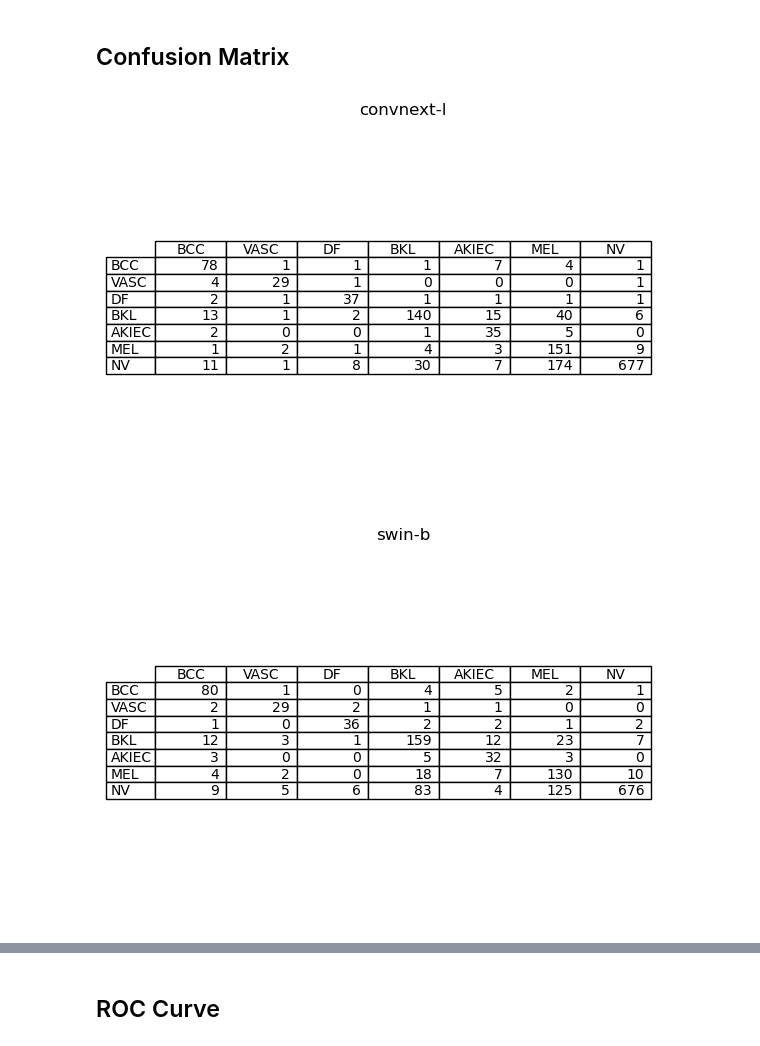
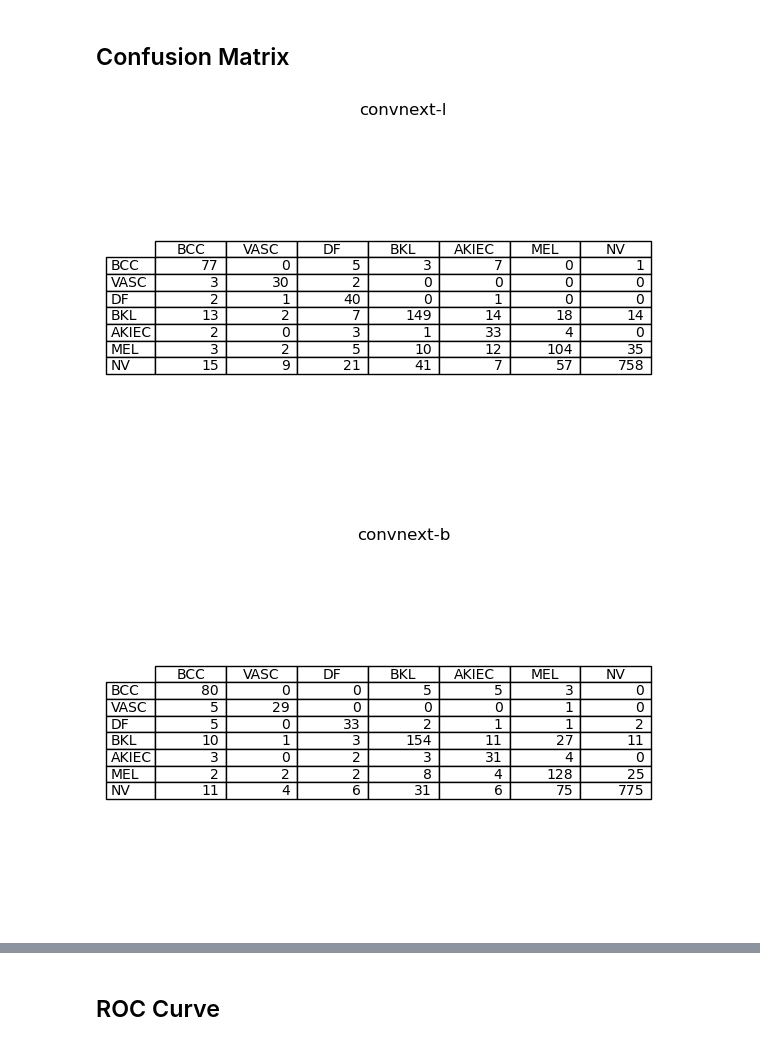
Before and after one commit to b4wolf/Stat405Final, a Jupyter notebook: analysis.ipynb, the cells around one changed output, grey strips where cells are left out. Cells and saved outputs as stored; diff of their text form; code cells hidden in the pictures.

Commit message:
Updated result from 6 model ensembled

```diff
--- a/analysis.ipynb
+++ b/analysis.ipynb
@@ -16,27 +16,28 @@ idx_class_map = {
 # %% [markdown]
 ## Confusion Matrix
 # %%
-with open("result_2.json", "r") as infile:
+with open("result_6.json", "r") as infile:
     result_dict = json.load(infile)
 
-
+import seaborn as sn
 for model in result_dict:
     # Data for the table
     cm = np.array(result_dict[model]['confusion_matrix'])
 
     # Column and row labels
     columns = ['BCC', 'VASC', 'DF', 'BKL', 'AKIEC', 'MEL', 'NV']
     rows = ['BCC', 'VASC', 'DF', 'BKL', 'AKIEC', 'MEL', 'NV']
 
     # Create the table plot
     fig, ax = plt.subplots()
     ax.axis('tight')
     ax.axis('off')
     ax.table(cellText=cm, colLabels=columns, rowLabels=rows, loc='center')
+    # sn.heatmap(cm, cmap="coolwarm", annot=True, fmt=".2f")
 
     ax.set_title(model)
     # Show the plot
     plt.savefig(f'figures/{model}_cm.png', dpi=1200, bbox_inches='tight')
 # %% [output]
-[figure, old version]
+[figure, new version]
-[figure, old version]
+[figure, new version]
```
Also changed, not shown: parts of 3 cells of this notebook, 7 other files.
